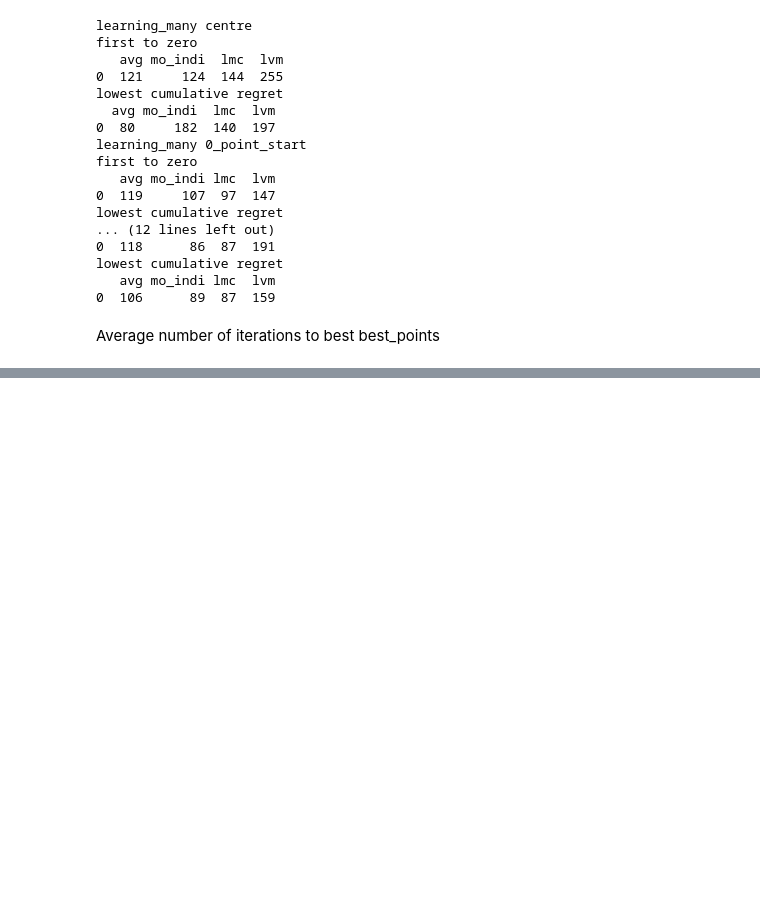
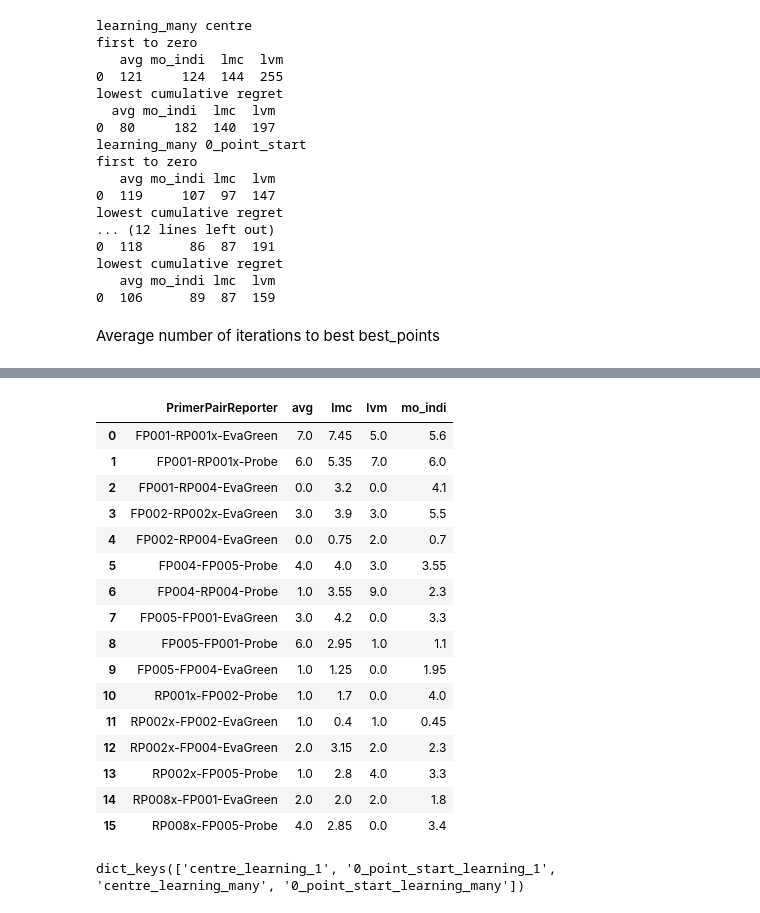
Before and after one commit to RSedgwick/TL_DOE_4_DNA, a Jupyter notebook: analysis/unpenalized_retrospective_bayesian_optimisation_results.ipynb, the cells around one changed output, grey strips where cells are left out. Cells and saved outputs as stored; diff of their text form; code cells hidden in the pictures; blank space fills up the shorter version.

```diff
--- a/analysis/unpenalized_retrospective_bayesian_optimisation_results.ipynb
+++ b/analysis/unpenalized_retrospective_bayesian_optimisation_results.ipynb
@@ -417,0 +565,24 @@ dtype: float64
+# %%
+avg_iter_df
+# %% [output]
+|  | PrimerPairReporter | avg | lmc | lvm | mo_indi |
+| 0 | FP001-RP001x-EvaGreen | 7.0 | 7.45 | 5.0 | 5.6 |
+| 1 | FP001-RP001x-Probe | 6.0 | 5.35 | 7.0 | 6.0 |
+| 2 | FP001-RP004-EvaGreen | 0.0 | 3.2 | 0.0 | 4.1 |
+| 3 | FP002-RP002x-EvaGreen | 3.0 | 3.9 | 3.0 | 5.5 |
+| 4 | FP002-RP004-EvaGreen | 0.0 | 0.75 | 2.0 | 0.7 |
+| 5 | FP004-FP005-Probe | 4.0 | 4.0 | 3.0 | 3.55 |
+| 6 | FP004-RP004-Probe | 1.0 | 3.55 | 9.0 | 2.3 |
+| 7 | FP005-FP001-EvaGreen | 3.0 | 4.2 | 0.0 | 3.3 |
+| 8 | FP005-FP001-Probe | 6.0 | 2.95 | 1.0 | 1.1 |
+| 9 | FP005-FP004-EvaGreen | 1.0 | 1.25 | 0.0 | 1.95 |
+| 10 | RP001x-FP002-Probe | 1.0 | 1.7 | 0.0 | 4.0 |
+| 11 | RP002x-FP002-EvaGreen | 1.0 | 0.4 | 1.0 | 0.45 |
+| 12 | RP002x-FP004-EvaGreen | 2.0 | 3.15 | 2.0 | 2.3 |
+| 13 | RP002x-FP005-Probe | 1.0 | 2.8 | 4.0 | 3.3 |
+| 14 | RP008x-FP001-EvaGreen | 2.0 | 2.0 | 2.0 | 1.8 |
+| 15 | RP008x-FP005-Probe | 4.0 | 2.85 | 0.0 | 3.4 |
+# %%
+zero_regret_dicts.keys()
+# %% [output]
+dict_keys(['centre_learning_1', '0_point_start_learning_1', 'centre_learning_many', '0_point_start_learning_many'])
```
Also changed, not shown: parts of 18 cells of this notebook, 1 other file.
